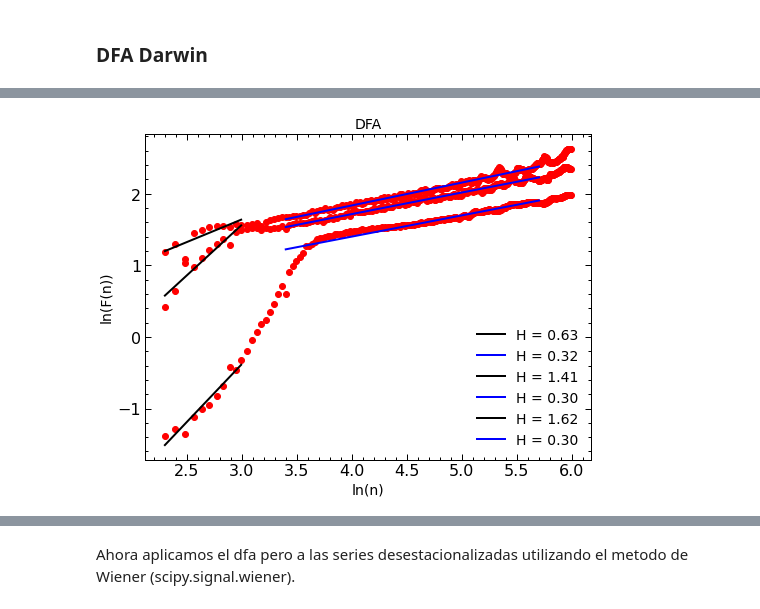
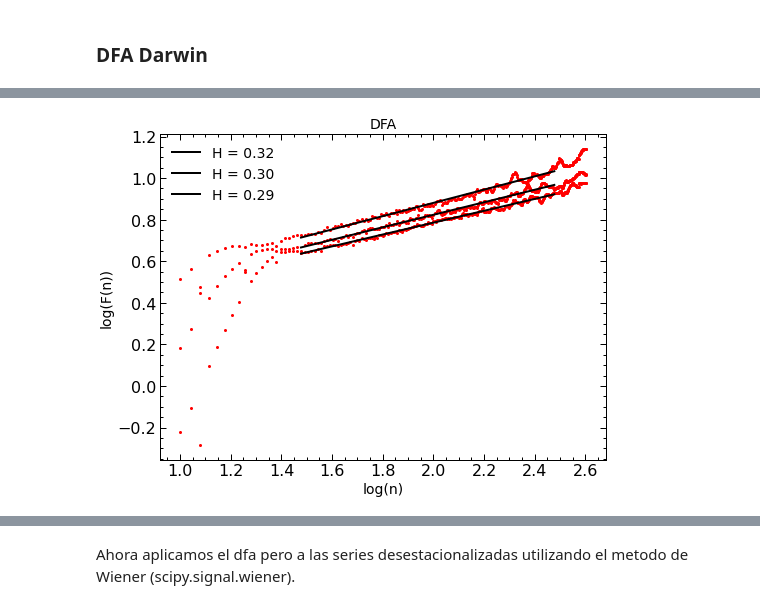
Before and after one commit to sebasjaro/MFDFAX, a Jupyter notebook: Python/El Niño - Southern Oscillation.ipynb, the cells around one changed output, grey strips where cells are left out. Drawn from its saved outputs; the diff is of its cells as text; code cells hidden in the pictures.

```diff
--- a/Python/El Niño - Southern Oscillation.ipynb
+++ b/Python/El Niño - Southern Oscillation.ipynb
@@ -166,70 +164,33 @@ print(len(a),len(b),len(c))
 ## DFA analysis
 
 In first place we applied the DFA method to the three time series.
+# %%
+pydfa_dar = fathon.DFA(a)
+pydfa_tah = fathon.DFA(b)
+pydfa_soi = fathon.DFA(c)
+
+winSizes = fu.linRangeByStep(10, 400)
+revSeg = True
+polOrds = [1,2,3]
+clrs = ['k', 'b', 'm', 'c', 'y']
+stls = ['-', '--', '.-']
+logbase = 10
 # %% [markdown]
 ### DFA Darwin
 # %%
-winSizes = fu.linRangeByStep(10, 400)
-revSeg = True
-polOrd = 1
+for polOrd in polOrds:
+    n, F = pydfa_dar.computeFlucVec(winSizes, revSeg=revSeg, polOrd=polOrd)
 
-pydfa = fathon.DFA(a)
-
-n, F = pydfa.computeFlucVec(winSizes, revSeg=revSeg, polOrd=polOrd)
-
-limits_list = np.array([[10,20], [30,300]], dtype=int)
-list_H, list_H_intercept = pydfa.multiFitFlucVec(limits_list)
-print(list_H)
-
-clrs = ['k', 'b', 'm', 'c', 'y']
-stls = ['-', '--', '.-']
-plt.plot(np.log(n), np.log(F), 'ro')
-for i in range(len(list_H)):
-    n_rng = np.arange(limits_list[i][0], limits_list[i][1]+1)
-    plt.plot(np.log(n_rng), list_H_intercept[i]+list_H[i]*np.log(n_rng),
+    limits_list = np.array([[30,300]], dtype=int)
+    list_H, list_H_intercept = pydfa_dar.multiFitFlucVec(limits_list, logBase = logbase)
+    print(list_H)
+    plt.plot(np.log10(n), np.log10(F), 'ro',ms=2)
+    for i in range(len(list_H)):
+        n_rng = np.arange(limits_list[i][0], limits_list[i][1]+1)
+        plt.plot(np.log10(n_rng), list_H_intercept[i]+list_H[i]*np.log10(n_rng),
              clrs[i%len(clrs)]+stls[(i//len(clrs))%len(stls)], label='H = {:.2f}'.format(list_H[i]))
-plt.xlabel('ln(n)', fontsize=14)
-plt.ylabel('ln(F(n))', fontsize=14)
-plt.title('DFA', fontsize=14)
-plt.legend(loc=0, fontsize=14)
-#plt.show()
-
-
-polOrd = 2
-n, F = pydfa.computeFlucVec(winSizes, revSeg=revSeg, polOrd=polOrd)
-
-limits_list = np.array([[10,20], [30,300]], dtype=int)
-list_H, list_H_intercept = pydfa.multiFitFlucVec(limits_list)
-print(list_H)
-
-clrs = ['k', 'b', 'm', 'c', 'y']
-stls = ['-', '--', '.-']
-plt.plot(np.log(n), np.log(F), 'ro')
-for i in range(len(list_H)):
-    n_rng = np.arange(limits_list[i][0], limits_list[i][1]+1)
-    plt.plot(np.log(n_rng), list_H_intercept[i]+list_H[i]*np.log(n_rng),
-             clrs[i%len(clrs)]+stls[(i//len(clrs))%len(stls)], label='H = {:.2f}'.format(list_H[i]))
-plt.xlabel('ln(n)', fontsize=14)
-plt.ylabel('ln(F(n))', fontsize=14)
-plt.title('DFA', fontsize=14)
-plt.legend(loc=0, fontsize=14)
-
-polOrd = 8
-n, F = pydfa.computeFlucVec(winSizes, revSeg=revSeg, polOrd=polOrd)
-
-limits_list = np.array([[10,20], [30,300]], dtype=int)
-list_H, list_H_intercept = pydfa.multiFitFlucVec(limits_list)
-print(list_H)
-
-clrs = ['k', 'b', 'm', 'c', 'y']
-stls = ['-', '--', '.-']
-plt.plot(np.log(n), np.log(F), 'ro')
-for i in range(len(list_H)):
-    n_rng = np.arange(limits_list[i][0], limits_list[i][1]+1)
-    plt.plot(np.log(n_rng), list_H_intercept[i]+list_H[i]*np.log(n_rng),
-             clrs[i%len(clrs)]+stls[(i//len(clrs))%len(stls)], label='H = {:.2f}'.format(list_H[i]))
-plt.xlabel('ln(n)', fontsize=14)
-plt.ylabel('ln(F(n))', fontsize=14)
+plt.xlabel('log(n)', fontsize=14)
+plt.ylabel('log(F(n))', fontsize=14)
 plt.title('DFA', fontsize=14)
 plt.legend(loc=0, fontsize=14)
 plt.show()
@@ -240 +201 @@ plt.show()
-[figure, old version]
+[figure, new version]
```
Also changed, not shown: parts of 5 cells of this notebook.
